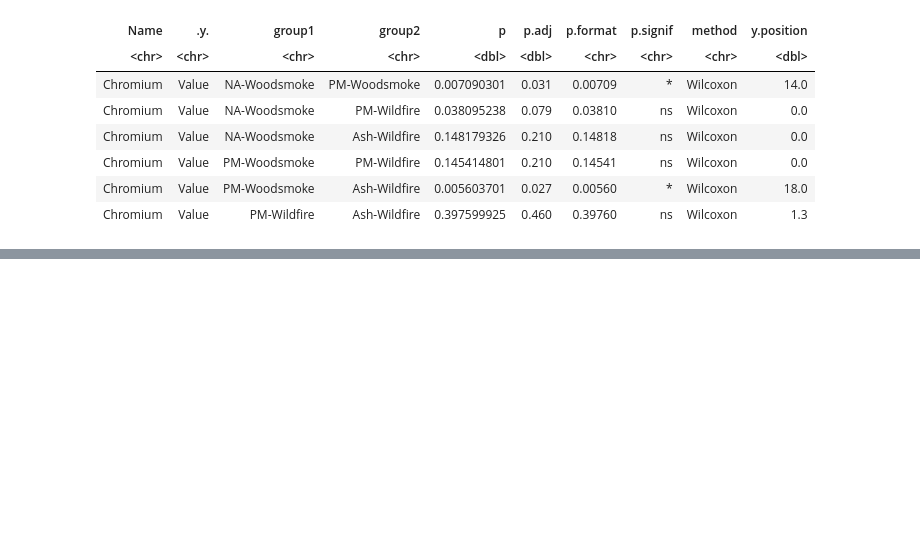
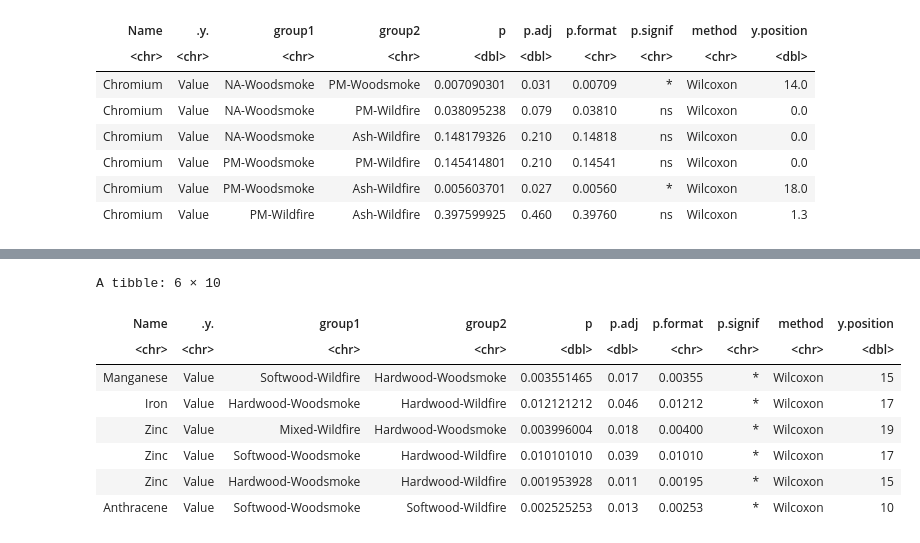
Before and after one commit to UNC-CEMALB/P1015.-Wildfire_Suffcient_Similiarity, a Jupyter notebook: 3. Individual Distribution Analyses/Boxplots.ipynb, the cells around one changed output, grey strips where cells are left out. Cells and saved outputs as stored; diff of their text form; code cells hidden in the pictures; blank space fills up the shorter version.

```diff
--- a/3. Individual Distribution Analyses/Boxplots.ipynb
+++ b/3. Individual Distribution Analyses/Boxplots.ipynb
@@ -873,0 +861,33 @@ Warning message:
+# %%
+strata_ft_weight_df = long_weight_df %>%
+    # only keeping groups that have at least 2 samples
+    group_by(Name, Fuel_Type_Sample) %>%
+    filter(sum(!is.na(Value)) >= 2) %>%
+    ungroup() %>%
+    filter(!grepl("NA", Fuel_Type_Sample))
+
+t_test_p_values_ft_weight = compare_means(Value ~ Fuel_Type_Sample, data = strata_ft_weight_df,
+                                         method = "wilcox.test", p.adjust.method = 'fdr', group.by = "Name") %>%
+
+    # basing the p.signif off of adjusted p values
+    mutate(p.signif = ifelse(p.adj < 0.0001, '****',
+                             ifelse(p.adj >= 0.0001 & p.adj < 0.001, '***',
+                                   ifelse(p.adj >= 0.001 & p.adj < 0.01, '**',
+                                         ifelse(p.adj >= 0.01 & p.adj < 0.05, '*',
+                                                    'ns'))))) %>%
+    filter(p.signif != 'ns') %>%
+    # manually adding the y position
+    mutate(y.position = c(15, 17, 19, 17, 15, 10, 20, 16, 18, 10, 19, 15, 17,
+                          rep(c(10, 18, 13, 16), times = 3), 10, 20, 14, 17, 10, 17, 13, 15, 8, 10))
+
+head(t_test_p_values_ft_weight)
+# %% [output]
+A tibble: 6 × 10
+| Name | .y. | group1 | group2 | p | p.adj | p.format | p.signif | method | y.position |
+| <chr> | <chr> | <chr> | <chr> | <dbl> | <dbl> | <chr> | <chr> | <chr> | <dbl> |
+| Manganese | Value | Softwood-Wildfire | Hardwood-Woodsmoke | 0.003551465 | 0.017 | 0.00355 | * | Wilcoxon | 15 |
+| Iron | Value | Hardwood-Woodsmoke | Hardwood-Wildfire | 0.012121212 | 0.046 | 0.01212 | * | Wilcoxon | 17 |
+| Zinc | Value | Mixed-Wildfire | Hardwood-Woodsmoke | 0.003996004 | 0.018 | 0.00400 | * | Wilcoxon | 19 |
+| Zinc | Value | Softwood-Woodsmoke | Hardwood-Wildfire | 0.010101010 | 0.039 | 0.01010 | * | Wilcoxon | 17 |
+| Zinc | Value | Hardwood-Woodsmoke | Hardwood-Wildfire | 0.001953928 | 0.011 | 0.00195 | * | Wilcoxon | 15 |
+| Anthracene | Value | Softwood-Woodsmoke | Softwood-Wildfire | 0.002525253 | 0.013 | 0.00253 | * | Wilcoxon | 10 |
```
Also changed, not shown: parts of 10 cells of this notebook.
